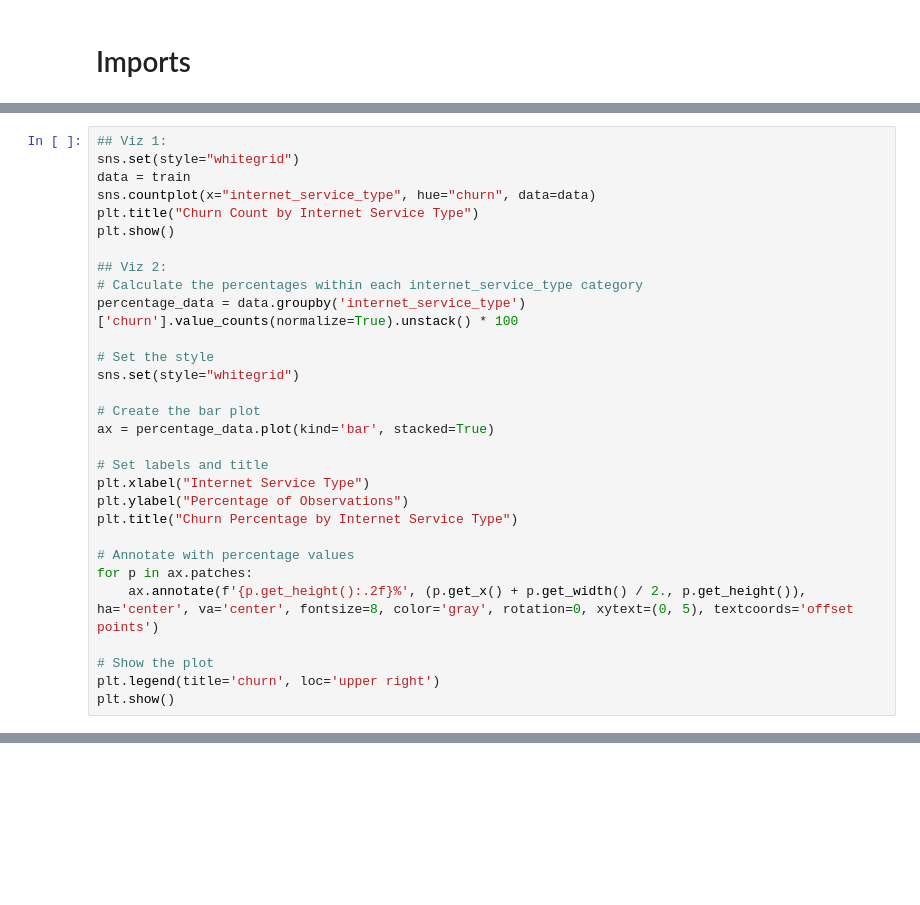
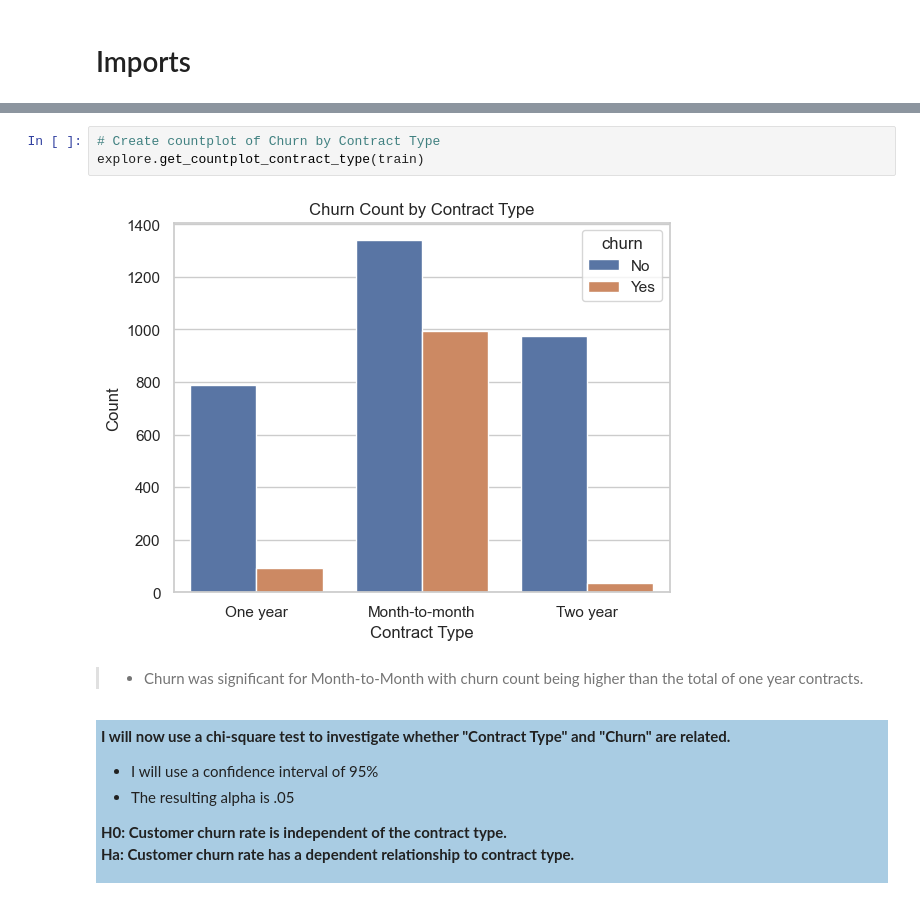
Before and after one commit to brock-green/classification-project, a Jupyter notebook: classification_project_final.ipynb, the cells around one changed output, grey strips where cells are left out. Saved outputs shown, nothing was run; the diff lists cells and outputs as text; blank space fills up the shorter version.

```diff
--- a/classification_project_final.ipynb
+++ b/classification_project_final.ipynb
@@ -171,30 +145,0 @@ We reject the null hypothesis.
-# %%
-## Viz 1:
-sns.set(style="whitegrid")
-data = train
-sns.countplot(x="internet_service_type", hue="churn", data=data)
-plt.title("Churn Count by Internet Service Type")
-plt.show()
-
-## Viz 2:
-# Calculate the percentages within each internet_service_type category
-percentage_data = data.groupby('internet_service_type')['churn'].value_counts(normalize=True).unstack() * 100
-
-# Set the style
-sns.set(style="whitegrid")
-
-# Create the bar plot
-ax = percentage_data.plot(kind='bar', stacked=True)
-
-# Set labels and title
-plt.xlabel("Internet Service Type")
-plt.ylabel("Percentage of Observations")
-plt.title("Churn Percentage by Internet Service Type")
-
-# Annotate with percentage values
-for p in ax.patches:
-    ax.annotate(f'{p.get_height():.2f}%', (p.get_x() + p.get_width() / 2., p.get_height()), ha='center', va='center', fontsize=8, color='gray', rotation=0, xytext=(0, 5), textcoords='offset points')
-
-# Show the plot
-plt.legend(title='churn', loc='upper right')
-plt.show()
@@ -203,0 +146,17 @@ plt.show()
+# %%
+# Create countplot of Churn by Contract Type
+explore.get_countplot_contract_type(train)
+# %% [output]
+[figure, added]
+# %% [markdown]
+>* Churn was significant for Month-to-Month with churn count being higher than the total of one year contracts.
+# %% [markdown]
+<div style="background-color: #A9CCE3; box-shadow: 0 0 0 1px black; padding: 5px;">
+
+**I will now use a chi-square test to investigate whether "Contract Type" and "Churn" are related.**
+* I will use a confidence interval of 95%
+* The resulting alpha is .05<br>
+
+**H0: Customer churn rate is independent of the contract type.** <br>
+**Ha: Customer churn rate has a dependent relationship to contract type.**
+</div>
```
Also changed, not shown: parts of 84 cells of this notebook.
